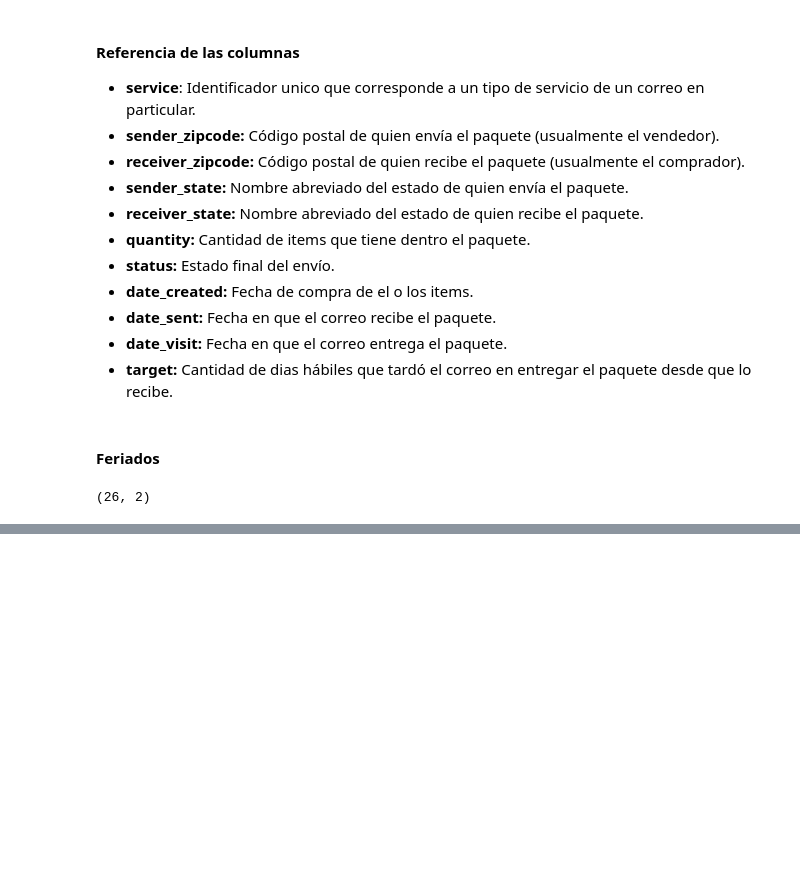
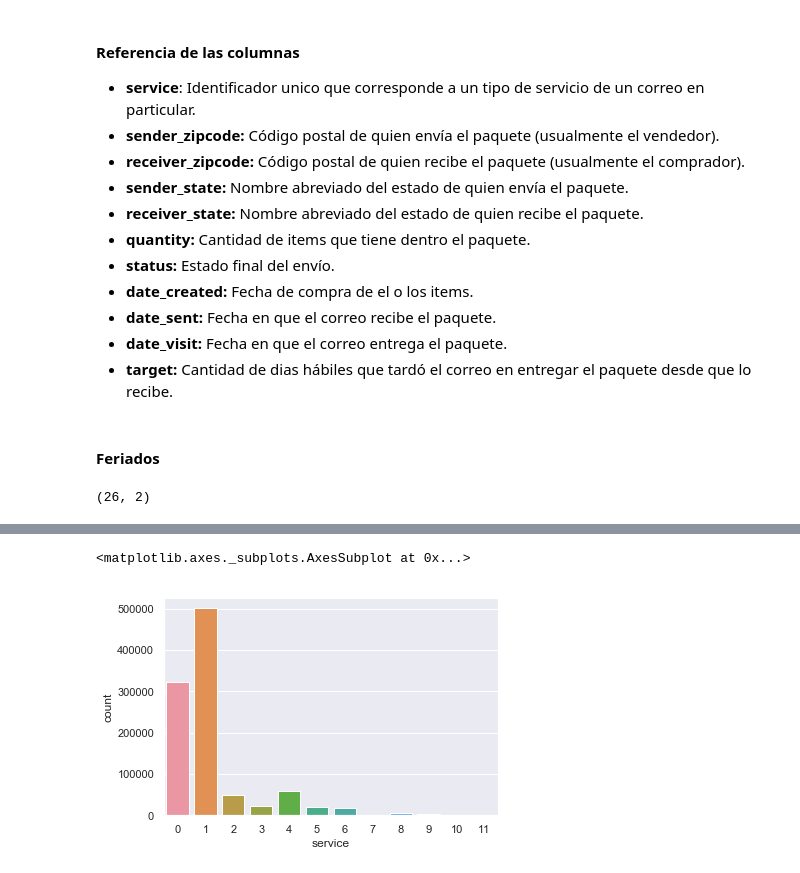
Before and after one commit to manquius/series_temporales, a Jupyter notebook: Practico1.ipynb, the cells around one changed output, grey strips where cells are left out. Saved outputs shown, nothing was run; the diff lists cells and outputs as text; code cells hidden in the pictures; blank space fills up the shorter version.

```diff
--- a/Practico1.ipynb
+++ b/Practico1.ipynb
@@ -89,0 +120,5 @@ df_h.sample(5)
+# %%
+sb.countplot(data=df, x='service')
+# %% [output]
+<matplotlib.axes._subplots.AxesSubplot at 0x...>
+[figure, added]
```
Also changed, not shown: parts of 45 cells of this notebook.
